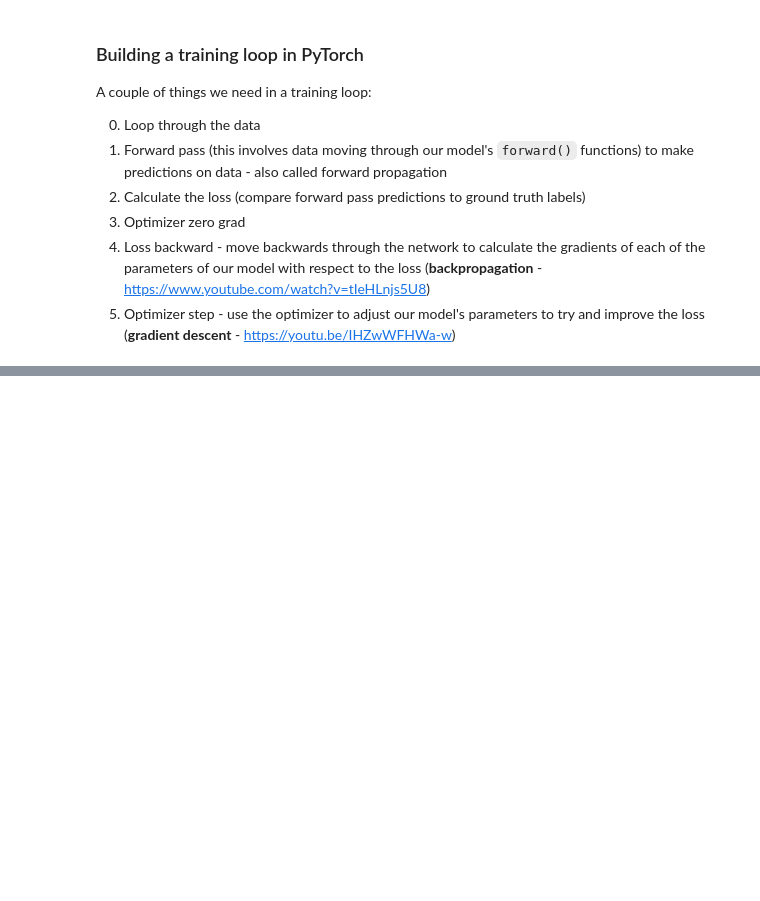
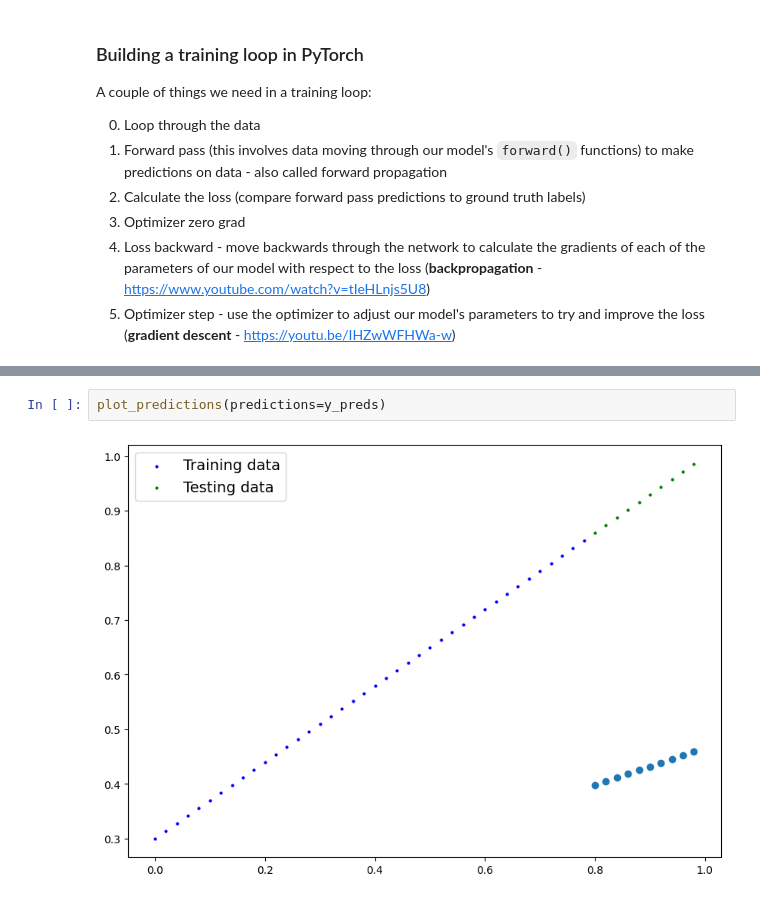
Before and after one commit to redrum88/pytorch, a Jupyter notebook: 01_pytorch_workflow.ipynb, the cells around one changed output, grey strips where cells are left out. Saved outputs shown, nothing was run; the diff lists cells and outputs as text; blank space fills up the shorter version.

```diff
--- a/01_pytorch_workflow.ipynb
+++ b/01_pytorch_workflow.ipynb
@@ -318,0 +376,4 @@ for epoch in range(epochs):
+# %%
+plot_predictions(predictions=y_preds)
+# %% [output]
+[figure, added]
```
Also changed, not shown: parts of 7 cells of this notebook.
